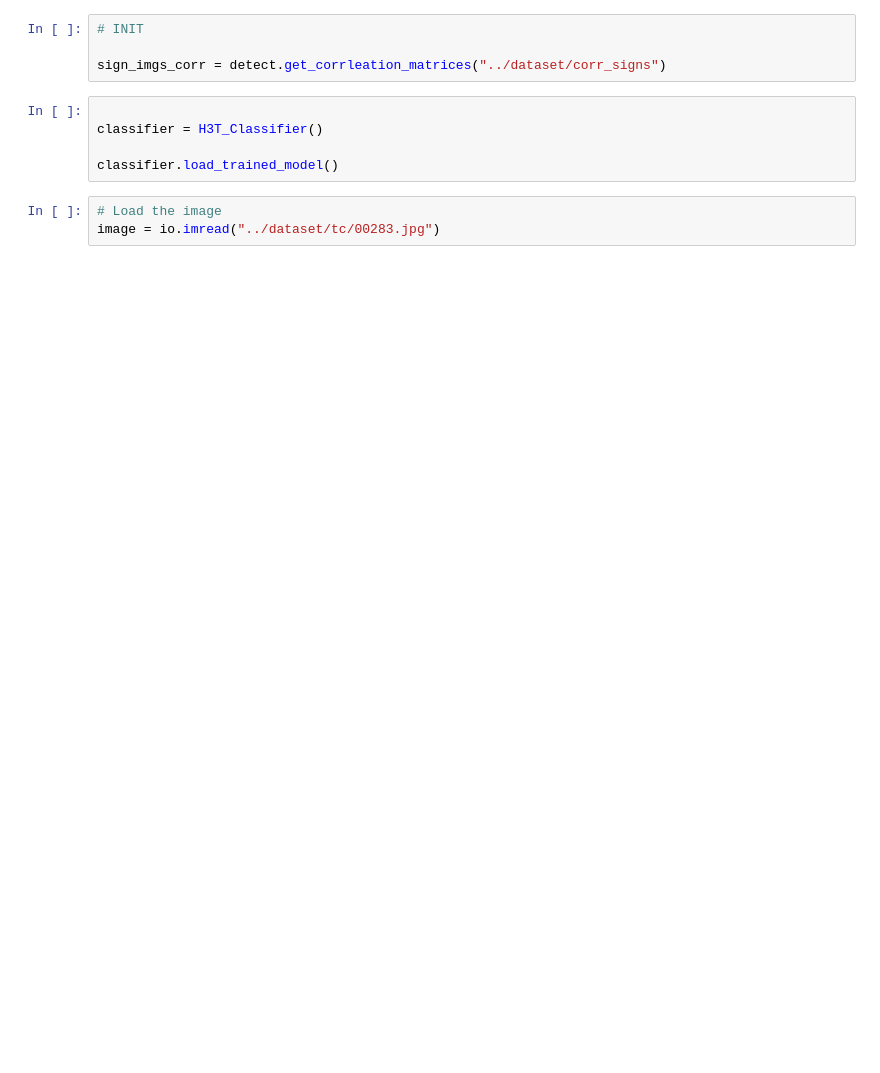
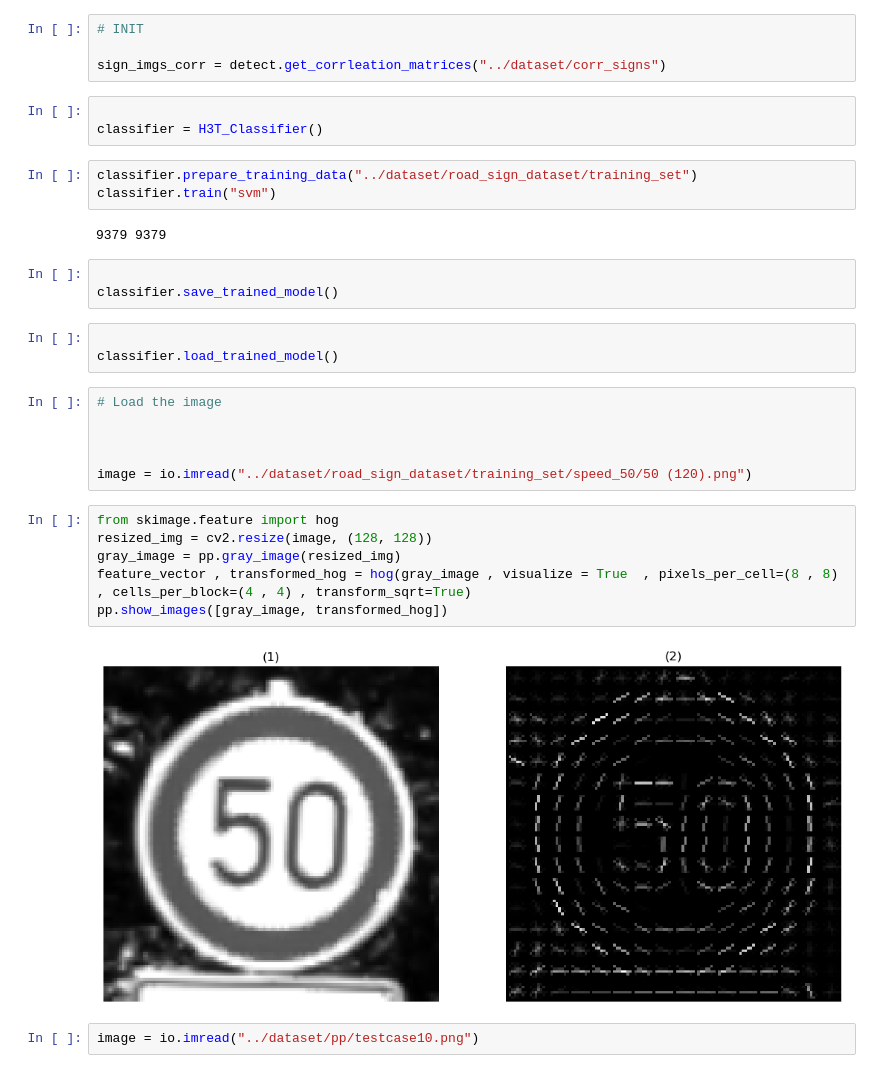
Before and after one commit to ahmedsaad562000/Hdy_3sahn_T3dy, a Jupyter notebook: full_pipeline/main.ipynb, the cells around one changed output. Saved outputs shown, nothing was run; the diff lists cells and outputs as text; blank space fills up the shorter version.

```diff
--- a/full_pipeline/main.ipynb
+++ b/full_pipeline/main.ipynb
@@ -18,11 +19,33 @@ sign_imgs_corr = detect.get_corrleation_matrices("../dataset/corr_signs")
 # %%
 
 classifier = H3T_Classifier()
-
-classifier.load_trained_model()
+# %%
+classifier.prepare_training_data("../dataset/road_sign_dataset/training_set")
+classifier.train("svm")
+# %% [output]
+9379 9379
+# %%
+
+classifier.save_trained_model()
+# %%
+
+classifier.load_trained_model()
 # %%
 # Load the image
-image = io.imread("../dataset/tc/00283.jpg")
+
+
+
+image = io.imread("../dataset/road_sign_dataset/training_set/speed_50/50 (120).png")
+# %%
+from skimage.feature import hog
+resized_img = cv2.resize(image, (128, 128))
+gray_image = pp.gray_image(resized_img)
+feature_vector , transformed_hog = hog(gray_image , visualize = True  , pixels_per_cell=(8 , 8) , cells_per_block=(4 , 4) , transform_sqrt=True)
+pp.show_images([gray_image, transformed_hog])
+# %% [output]
+[figure, added]
+# %%
+image = io.imread("../dataset/pp/testcase10.png")
 # %%
 
 image = cv2.resize(image, (1280, 720))
```
Also changed, not shown: parts of 5 cells of this notebook, 1 other file.
